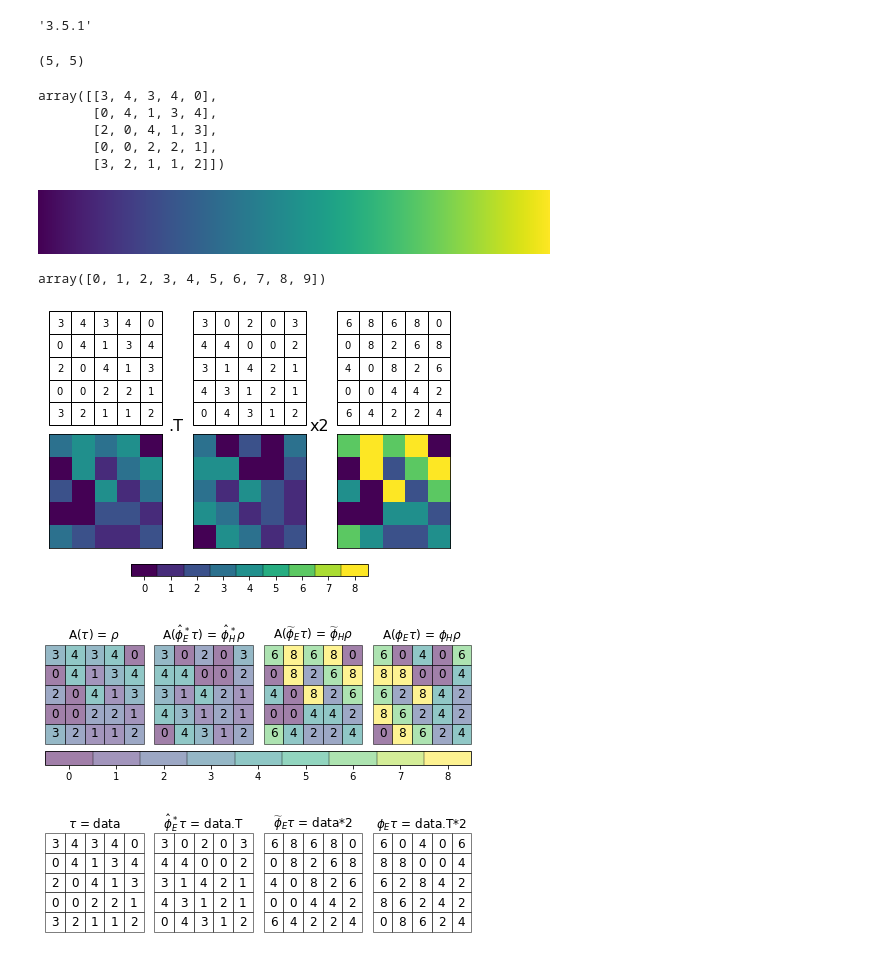
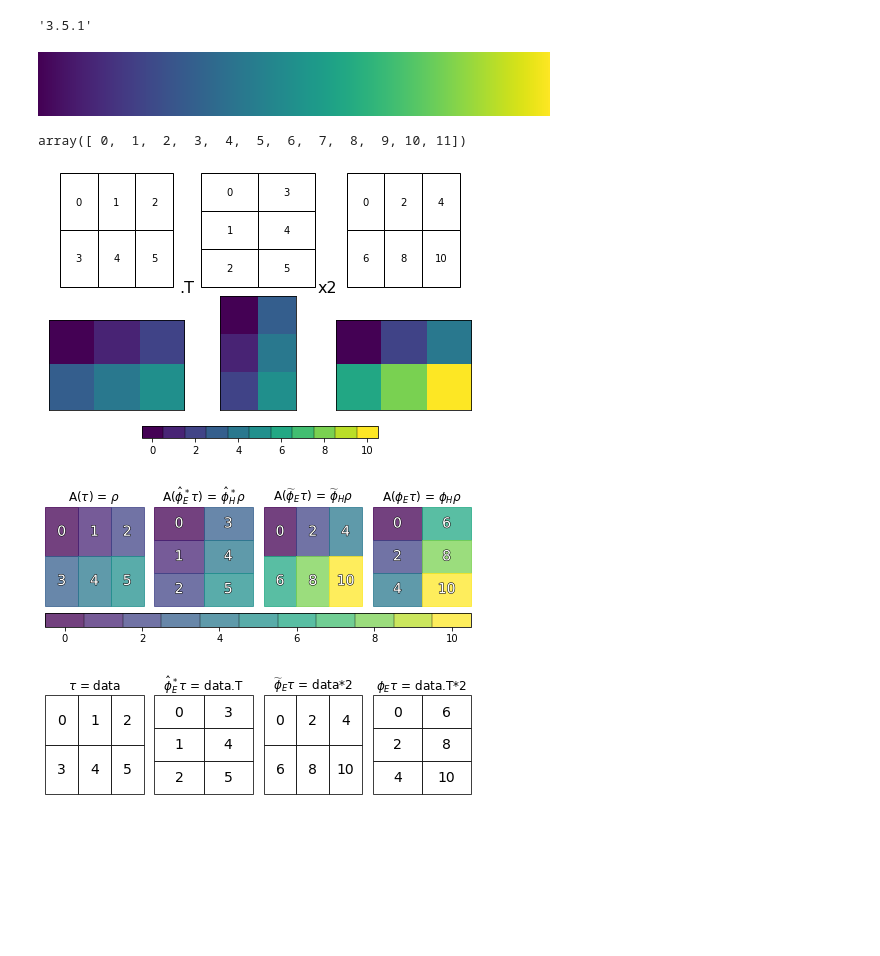
Before and after one commit to story645/team, a Jupyter notebook: paper/figcode/equivariance.ipynb, the cells around one changed output. Cells and saved outputs as stored; diff of their text form; code cells hidden in the pictures; blank space fills up the shorter version.

```diff
--- a/paper/figcode/equivariance.ipynb
+++ b/paper/figcode/equivariance.ipynb
@@ -19,17 +16,6 @@ data = np.tile(np.arange(N),(N,1))
-# %%
-data.shape
-# %% [output]
-(5, 5)
 # %%
-rng = np.random.default_rng(1133414)
-rng.shuffle(data.ravel())
-data.reshape(5,5)
+N = 6
+data = np.arange(N).reshape(2,3)
-# %% [output]
-array([[3, 4, 3, 4, 0],
-       [0, 4, 1, 3, 4],
-       [2, 0, 4, 1, 3],
-       [0, 0, 2, 2, 1],
-       [3, 2, 1, 1, 2]])
 # %%
 cmap = plt.get_cmap('viridis')
 cmap
@@ -41,7 +27,7 @@ norm = mcolors.BoundaryNorm(np.arange(N*scaled), cmap.N)
 # %%
 norm.boundaries
 # %% [output]
-array([0, 1, 2, 3, 4, 5, 6, 7, 8, 9])
+array([ 0,  1,  2,  3,  4,  5,  6,  7,  8,  9, 10, 11])
 # %%
 fig, axd = plt.subplot_mosaic([['ti', 'tr', 'ts'], ['mi', 'mr', 'ms']], constrained_layout=True )
 def make_set(ax_t, ax_m, data):
@@ -62,17 +48,23 @@ fig.text(1.05, -.05, '.T', fontsize=16, transform=axd['ti'].transData)
 fig.text(1.025, -.05, 'x2', fontsize=16, transform=axd['tr'].transData)
 fig.savefig('../figures/equivariance_all.png')
 # %% [output]
-[figure, old version]
+[figure, new version]
 # %%
 def make_set(ax_t, data, alpha=.25, color_cells=False):
     tab = axd[ax_t].table(data, cellLoc='center', bbox= [0, 0, 1, 1])
-    for (r,c) in itertools.product(range(N), range(N)):
-        if color_cells:
-            tab[(r,c)].set_color(cmap(norm(data[r,c])))
+    nrows, ncols = data.shape
+    for (r,c) in itertools.product(range(nrows), range(ncols)):
         tab[(r,c)].set_alpha(alpha=alpha)
         tab[(r,c)].set_edgecolor('black')
         text = tab[(r,c)].get_text()
-        text.set(fontsize=12, ha='center', va='center')
+        text.set(fontsize=14, ha='center', va='center')
+        if color_cells:
+            tab[(r,c)].set_color(cmap(norm(data[r,c])))
+            text.set_color('white')
+            text.set_path_effects([path_effects.Stroke(linewidth=1, foreground='black'),
+                                   path_effects.Normal()])
+
+
     axd[ax_t].set_aspect("equal")
     axd[ax_t].axis('off')
 # %%
@@ -92,20 +84,20 @@ te = {k: tp[k] +' = '+ tc[k] for k in tc}
 to = {k: f'A({tp[k]})'+' = ' + tr[k] for k in tp}
 dt = {'ti':data, 'tr':data.T, 'ts': data*scaled, 'trs':data.T*scaled}
 # %%
-alpha = .5
+alpha = .75
 for titles, color_cells,  fname in [(to, True, 'equivariance'), (te, False, 'phi')]:
     fig, axd = plt.subplot_mosaic([['ti','tr', 'ts', 'trs']], constrained_layout=True,
                                   gridspec_kw={'wspace':.1})
     for axn in axd:
         make_set(axn, dt[axn], color_cells=color_cells, alpha=alpha)
         axd[axn].set_title(titles[axn])
 
     if color_cells:
         cax = fig.colorbar(None, ax=list(axd.values()), cmap=cmap, norm=norm, alpha=alpha,
                  values = np.arange(N*scaled-1), aspect=30, drawedges=True, pad=0.025,
                           orientation='horizontal')
 
     fig.savefig(f'../figures/{fname}.png', dpi=500, bbox_inches='tight')
 # %% [output]
-[figure, old version]
+[figure, new version]
-[figure, old version]
+[figure, new version]
```
Also changed, not shown: parts of 2 cells of this notebook, 8 other files.
